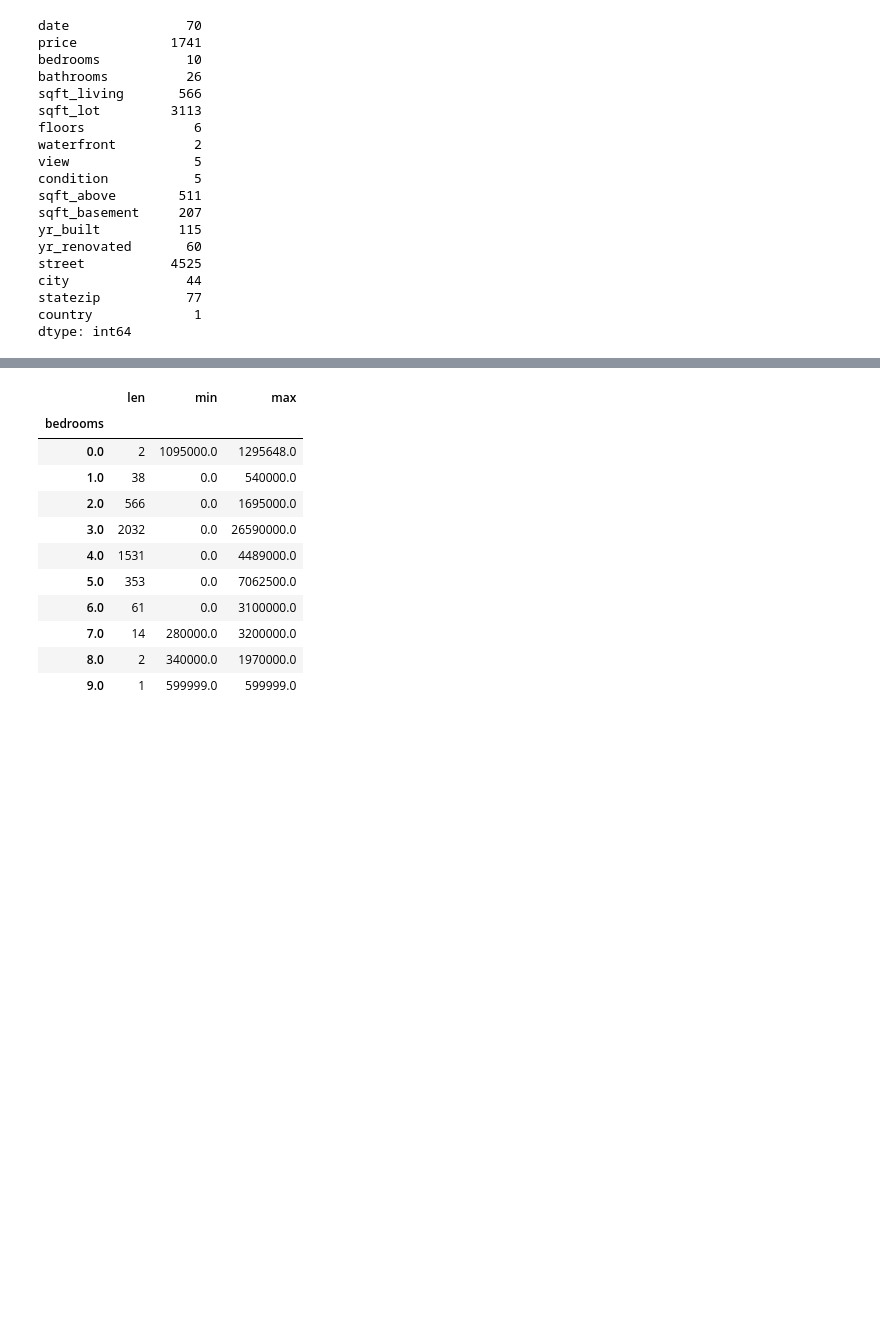
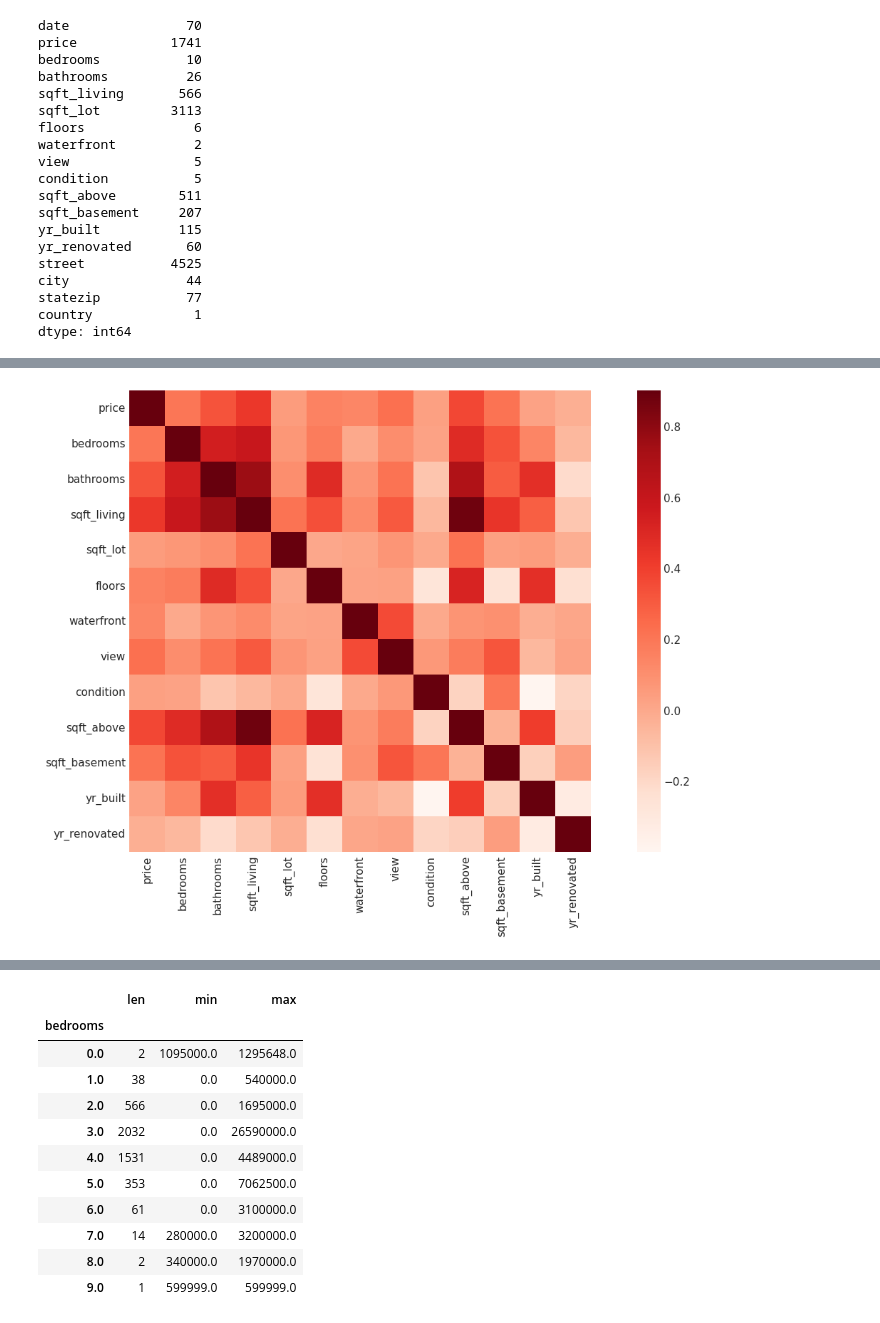
Before and after one commit to palanipsb/Python-Learning, a Jupyter notebook: House Price prediction.ipynb, the cells around one changed output, grey strips where cells are left out. Cells and saved outputs as stored; diff of their text form; code cells hidden in the pictures; blank space fills up the shorter version.

```diff
--- a/House Price prediction.ipynb
+++ b/House Price prediction.ipynb
@@ -150,5 +160,4 @@ plt.show()
 # %%
-corr = data.where[data[i].dtype!='object']
-plt.subplots(figsize=(15,12))
-sns.heatmap(corr, vmax=0.9, cmap="Blues", square=True)
+plt.subplots(figsize=(15,8))
+sns.heatmap(data.select_dtypes(include=np.number).corr(), vmax=0.9, cmap="Reds", square=True)
 # %% [output]
@@ -155,0 +165 @@ ValueError: could not convert string to float: '2014-05-02 00:00:00'
+[figure, added]
```
Also changed, not shown: parts of 16 cells of this notebook.
